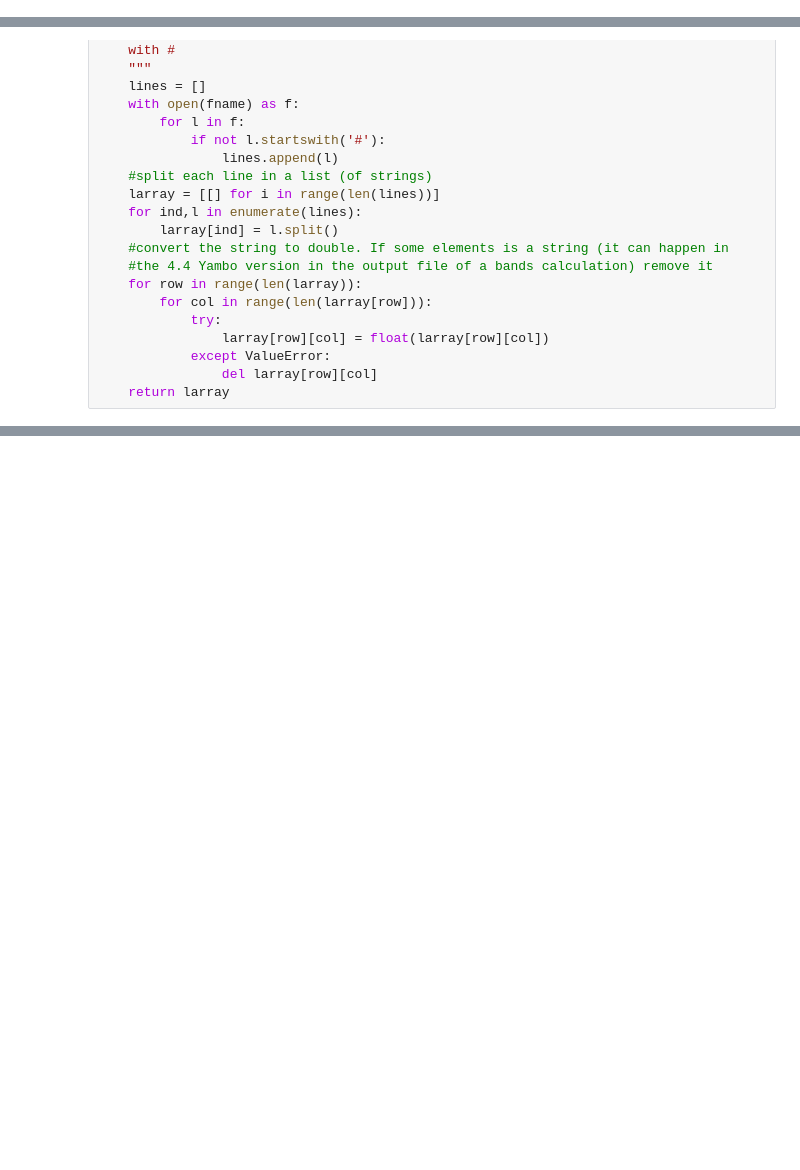
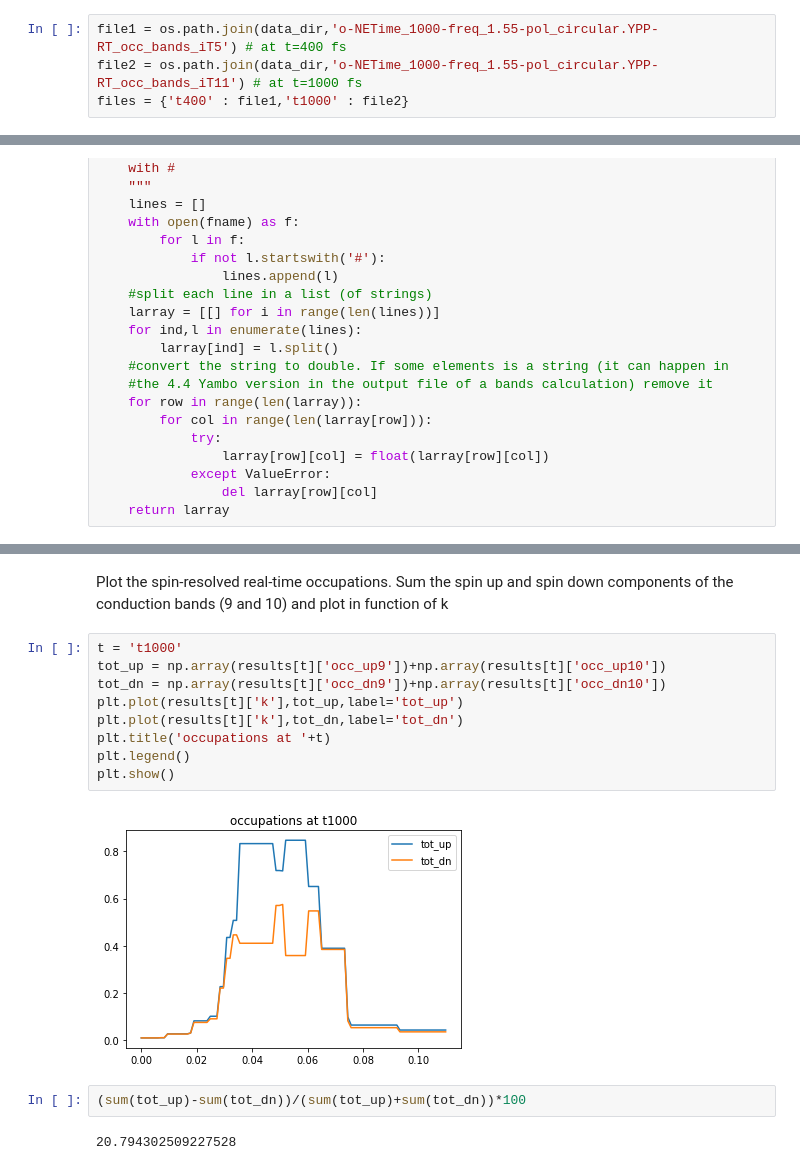
Before and after one commit to marcodalessandro76/Generation-and-decay-of-the-degree-of-spin-polarization-in-GaAs, a Jupyter notebook: RT_bands_occupation_analysis.ipynb, the cells around one changed output, grey strips where cells are left out. Cells and saved outputs as stored; diff of their text form; blank space fills up the shorter version.

```diff
--- a/RT_bands_occupation_analysis.ipynb
+++ b/RT_bands_occupation_analysis.ipynb
@@ -11,3 +9,7 @@ file = os.path.join(data_dir,'o-freq_1.55-pol_circular.YPP-RT_occ_bands_iT6')
+# %%
+file1 = os.path.join(data_dir,'o-NETime_1000-freq_1.55-pol_circular.YPP-RT_occ_bands_iT5') # at t=400 fs
+file2 = os.path.join(data_dir,'o-NETime_1000-freq_1.55-pol_circular.YPP-RT_occ_bands_iT11') # at t=1000 fs
+files = {'t400' : file1,'t1000' : file2}
 # %%
 def parserArrayFromFile(fname):
     """"
@@ -84,0 +92,17 @@ for ind in range(5,11):
+# %% [markdown]
+Plot the spin-resolved real-time occupations. Sum the spin up and spin down components of the conduction bands (9 and 10) and plot in function of k
+# %%
+t = 't1000'
+tot_up = np.array(results[t]['occ_up9'])+np.array(results[t]['occ_up10'])
+tot_dn = np.array(results[t]['occ_dn9'])+np.array(results[t]['occ_dn10'])
+plt.plot(results[t]['k'],tot_up,label='tot_up')
+plt.plot(results[t]['k'],tot_dn,label='tot_dn')
+plt.title('occupations at '+t)
+plt.legend()
+plt.show()
+# %% [output]
+[figure, added]
+# %%
+(sum(tot_up)-sum(tot_dn))/(sum(tot_up)+sum(tot_dn))*100
+# %% [output]
+20.794302509227528
```
Also changed, not shown: parts of 16 cells of this notebook, 1 other file.
